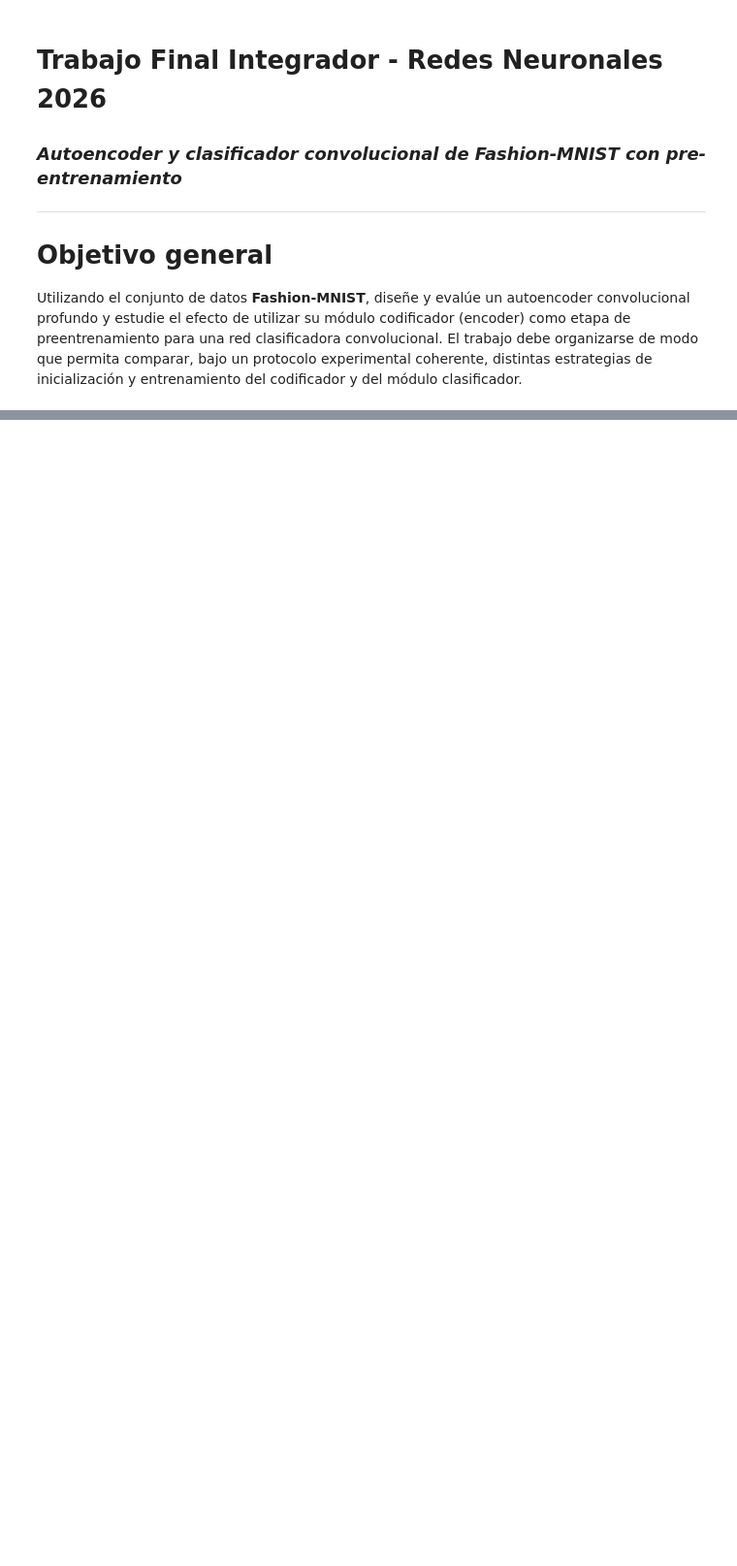
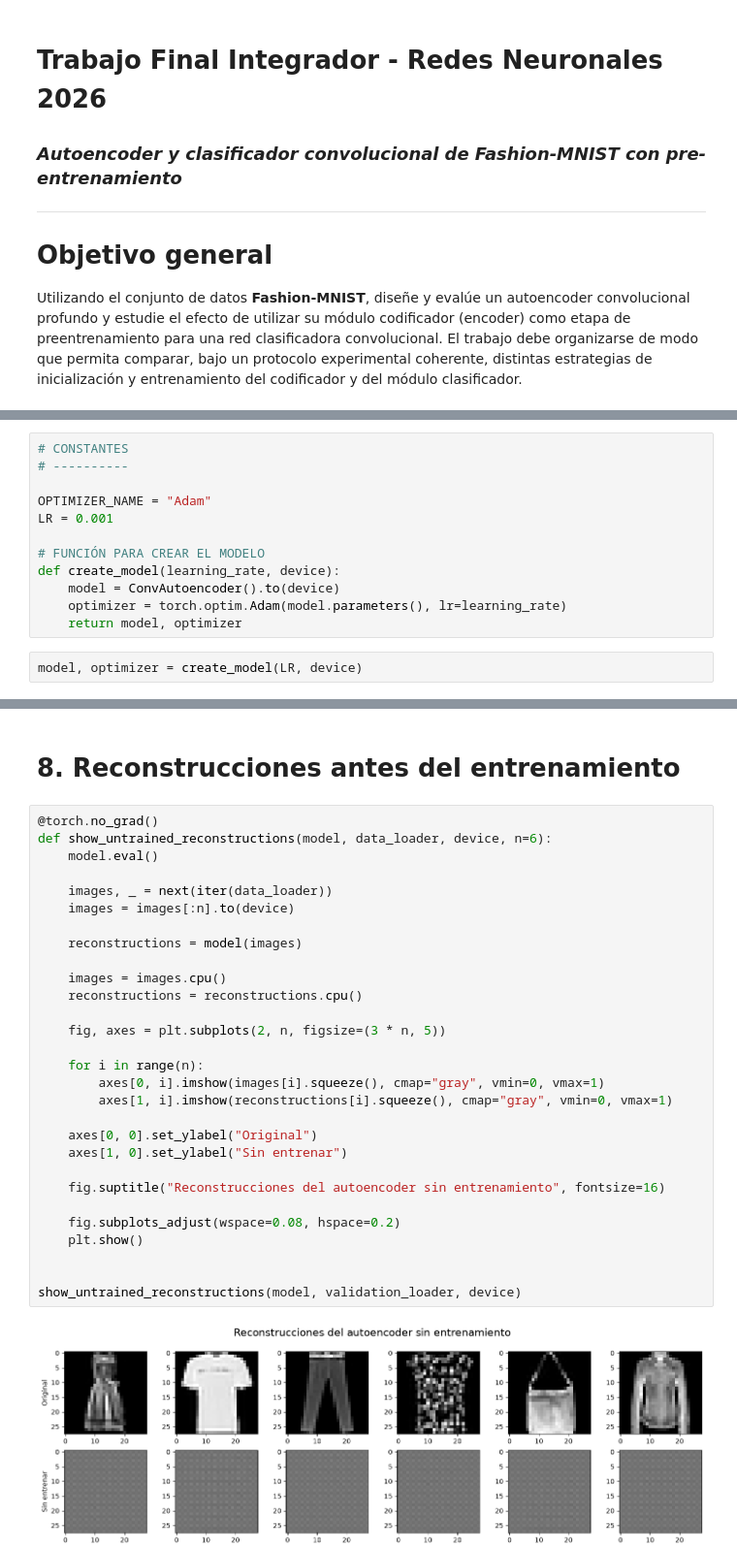
Before and after one commit to alvaro-mediina/redes-neuronales-tp-final, a Jupyter notebook: tp-final.ipynb, the cells around one changed output, grey strips where cells are left out. Shown at 97% size. Drawn from its saved outputs; the diff is of its cells as text; blank space fills up the shorter version.

Commit message:
Parte 1: Autoencoder convolucional terminado

```diff
--- a/tp-final.ipynb
+++ b/tp-final.ipynb
@@ -71,0 +222,14 @@ print("Test:", len(test_set))
+# %%
+# CONSTANTES
+# ----------
+
+OPTIMIZER_NAME = "Adam"
+LR = 0.001
+
+# FUNCIÓN PARA CREAR EL MODELO
+def create_model(learning_rate, device):
+    model = ConvAutoencoder().to(device)
+    optimizer = torch.optim.Adam(model.parameters(), lr=learning_rate)
+    return model, optimizer
+# %%
+model, optimizer = create_model(LR, device)
@@ -71,0 +282,33 @@ print("Test:", len(test_set))
+# %% [markdown]
+# 8. Reconstrucciones antes del entrenamiento
+# %%
+@torch.no_grad()
+def show_untrained_reconstructions(model, data_loader, device, n=6):
+    model.eval()
+
+    images, _ = next(iter(data_loader))
+    images = images[:n].to(device)
+
+    reconstructions = model(images)
+
+    images = images.cpu()
+    reconstructions = reconstructions.cpu()
+
+    fig, axes = plt.subplots(2, n, figsize=(3 * n, 5))
+
+    for i in range(n):
+        axes[0, i].imshow(images[i].squeeze(), cmap="gray", vmin=0, vmax=1)
+        axes[1, i].imshow(reconstructions[i].squeeze(), cmap="gray", vmin=0, vmax=1)
+
+    axes[0, 0].set_ylabel("Original")
+    axes[1, 0].set_ylabel("Sin entrenar")
+
+    fig.suptitle("Reconstrucciones del autoencoder sin entrenamiento", fontsize=16)
+
+    fig.subplots_adjust(wspace=0.08, hspace=0.2)
+    plt.show()
+
+
+show_untrained_reconstructions(model, validation_loader, device)
+# %% [output]
+[figure, added]
```
Also changed, not shown: parts of 78 cells of this notebook, 6 other files.
